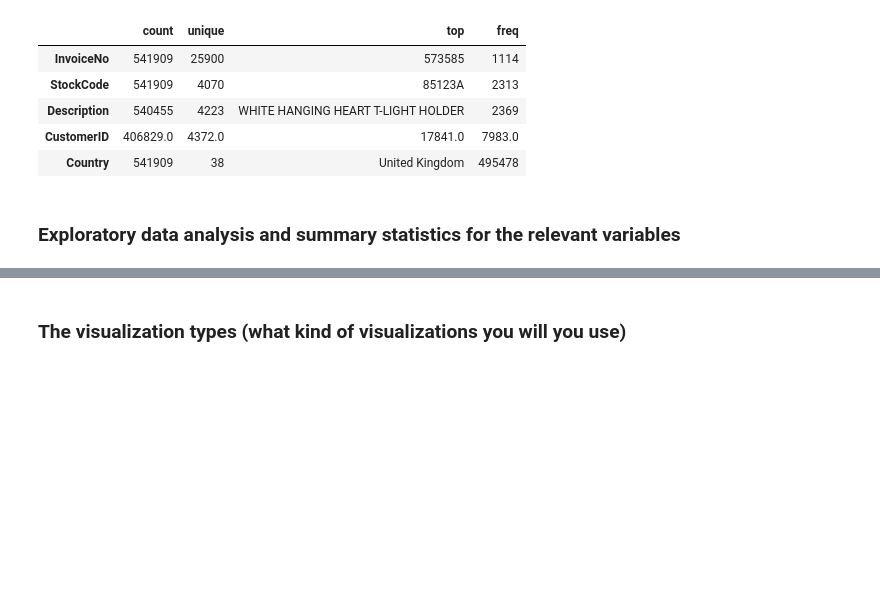
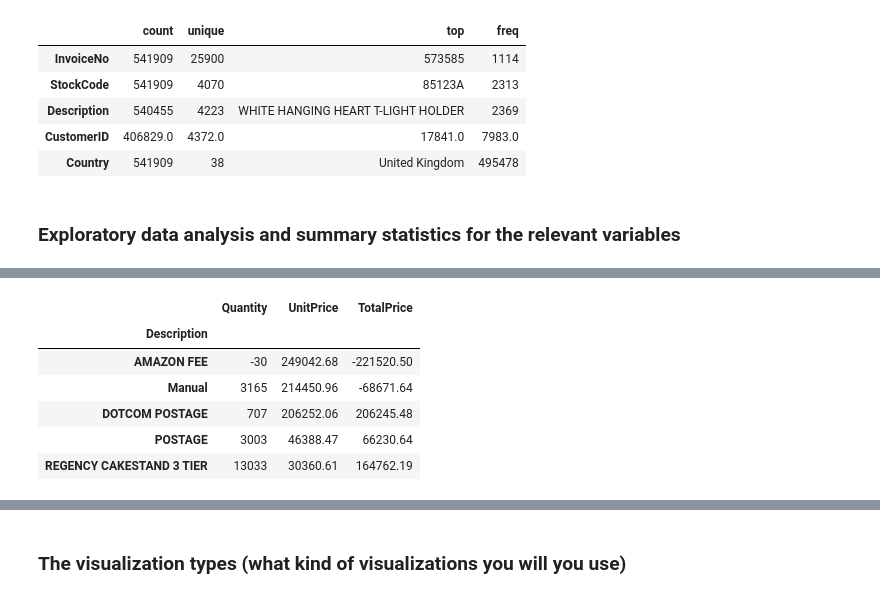
Before and after one commit to ArditFazliu/Analytics-und-Data-Storytelling, a Jupyter notebook: references/project-proposal.ipynb, the cells around one changed output, grey strips where cells are left out. Saved outputs shown, nothing was run; the diff lists cells and outputs as text; code cells hidden in the pictures; blank space fills up the shorter version.

```diff
--- a/references/project-proposal.ipynb
+++ b/references/project-proposal.ipynb
@@ -184,0 +229,12 @@ df.describe(include=[object,"category"]).T
+# %%
+# Teuersten Produkte
+
+df.groupby("Description").sum().sort_values(["UnitPrice"], ascending=False)[:5]
+# %% [output]
+|  | Quantity | UnitPrice | TotalPrice |
+| Description |  |  |  |
+| AMAZON FEE | -30 | 249042.68 | -221520.50 |
+| Manual | 3165 | 214450.96 | -68671.64 |
+| DOTCOM POSTAGE | 707 | 206252.06 | 206245.48 |
+| POSTAGE | 3003 | 46388.47 | 66230.64 |
+| REGENCY CAKESTAND 3 TIER | 13033 | 30360.61 | 164762.19 |
```
Also changed, not shown: parts of 9 cells of this notebook.
